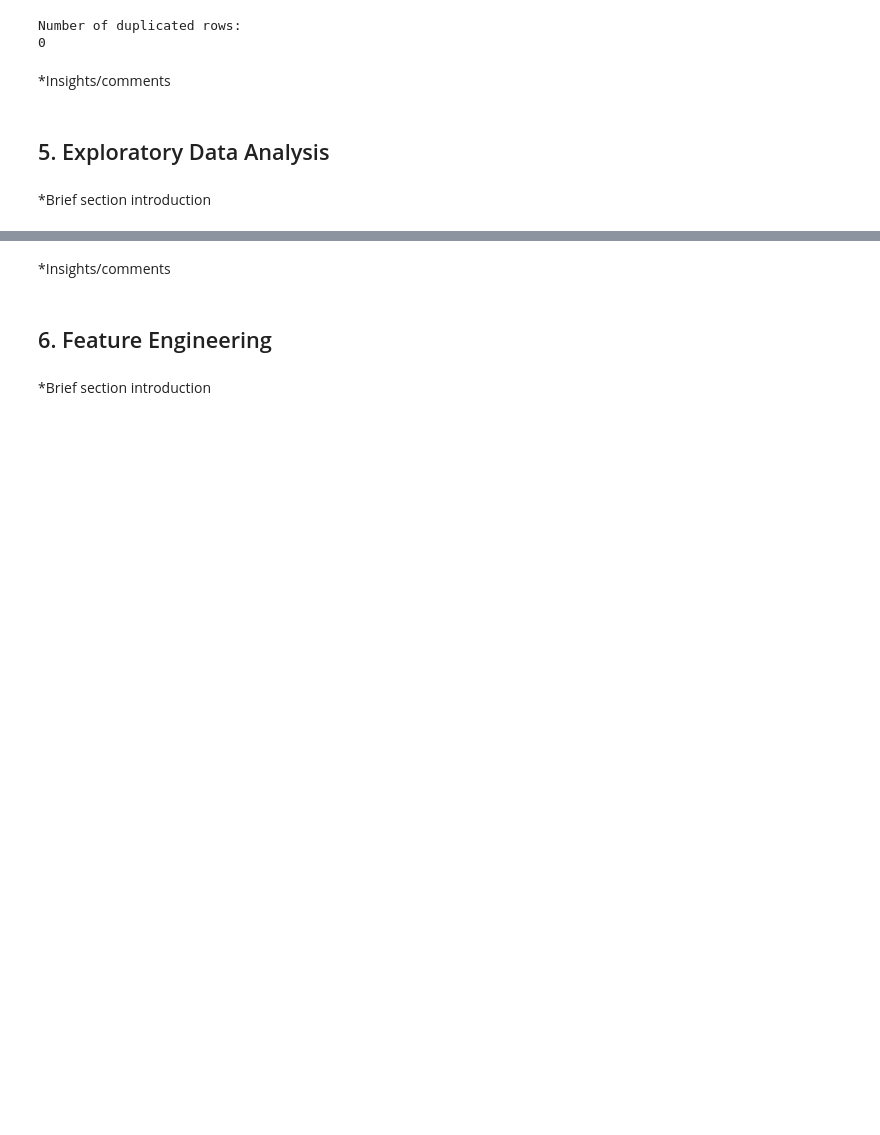
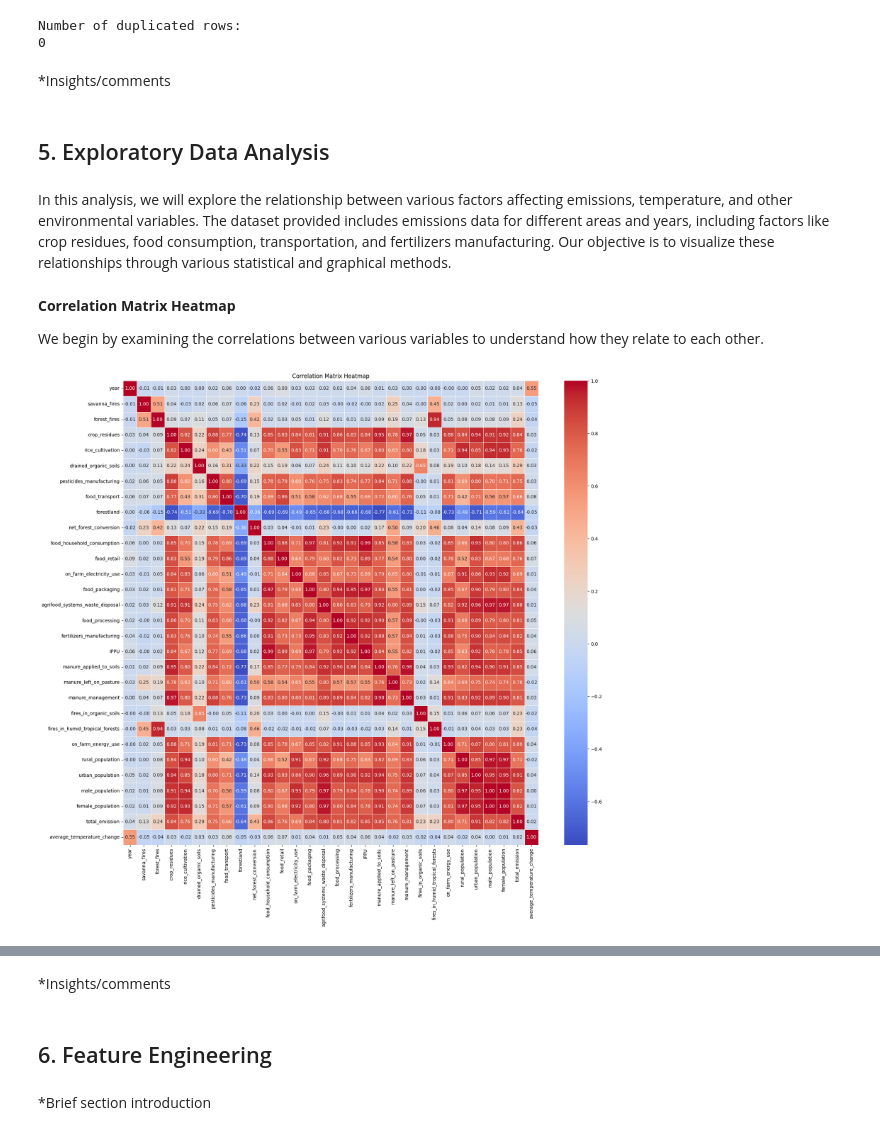
Before and after one commit to Boikoko/2401FTDS_Regression_Project, a Jupyter notebook: Regression_Project_Team_3.ipynb, the cells around one changed output, grey strips where cells are left out. Saved outputs shown, nothing was run; the diff lists cells and outputs as text; code cells hidden in the pictures; blank space fills up the shorter version.

```diff
--- a/Regression_Project_Team_3.ipynb
+++ b/Regression_Project_Team_3.ipynb
@@ -211,5 +211,23 @@ Number of duplicated rows:
 *Insights/comments
 # %% [markdown]
 ## 5. Exploratory Data Analysis <a class="anchor" id="chapter5"></a>
-# %% [markdown]
-*Brief section introduction
+# %% [markdown]
+In this analysis, we will explore the relationship between various factors affecting emissions, temperature, and other environmental variables. The dataset provided includes emissions data for different areas and years, including factors like crop residues, food consumption, transportation, and fertilizers manufacturing. Our objective is to visualize these relationships through various statistical and graphical methods.
+# %% [markdown]
+**Correlation Matrix Heatmap**
+
+We begin by examining the correlations between various variables to understand how they relate to each other.
+# %%
+# Dropping the 'Area' column and calculating the correlation matrix
+ndf = df.drop('area', axis=1)
+correlation_matrix = ndf.corr()
+
+# Plotting the correlation matrix as a heatmap
+plt.figure(figsize=(20, 18))
+sns.heatmap(correlation_matrix, annot=True, cmap='coolwarm', fmt='.2f', cbar=True, linewidths=0.5)
+
+# Adding title and showing the plot
+plt.title('Correlation Matrix Heatmap')
+plt.show()
+# %% [output]
+[figure, added]
```
Also changed, not shown: parts of 16 cells of this notebook.
